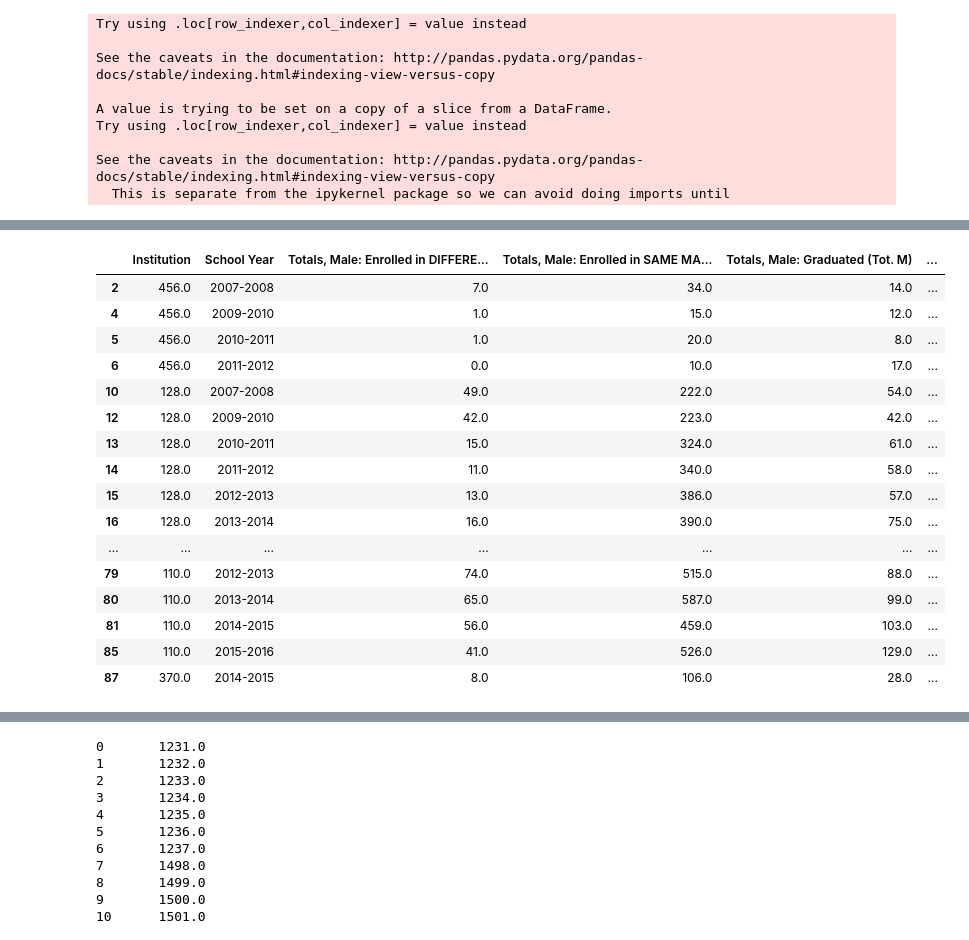
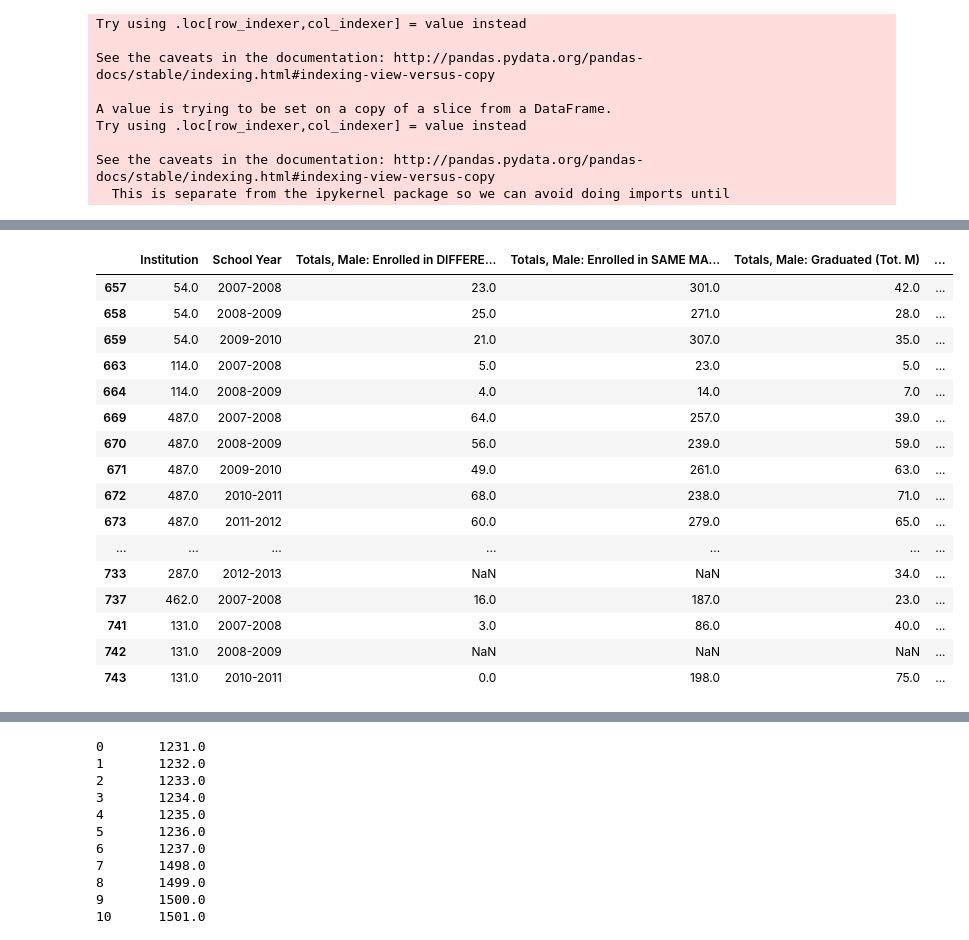
Before and after one commit to INFO-4602-5602/project-2-ncwit-team-13, a Jupyter notebook: Jupyter Notebooks/Preprocessing Notebook.ipynb, the cells around one changed output, grey strips where cells are left out. Cells and saved outputs as stored; diff of their text form; code cells hidden in the pictures.

```diff
--- a/Jupyter Notebooks/Preprocessing Notebook.ipynb
+++ b/Jupyter Notebooks/Preprocessing Notebook.ipynb
@@ -32,8 +45,8 @@ rawdata_dataframe
 # %%
 #Column Name = NCWIT Participant
 targetFilter = 'Extension Services, Academic Alliance'
-yearFilter =['2007-2008','2009-2010','2010-2011','2011-2012','2012-2013','2013-2014','2014-2015','2015-2016']
-new_dataframe = rawdata_dataframe[rawdata_dataframe["NCWIT Participant"].isin([targetFilter]) & rawdata_dataframe["School Year"].isin(yearFilter)]
+yearFilter =['2007-2008','2008-2009','2009-2010','2010-2011','2011-2012','2012-2013','2013-2014','2014-2015','2015-2016']
+new_dataframe = rawdata_dataframe[rawdata_dataframe["NCWIT Participant"].isin([targetFilter]) & rawdata_dataframe["Major Program Name"].isin(["Computer Science"]) & rawdata_dataframe["School Year"].isin(yearFilter)]
 
 #Masking
 #mask = rawdata_dataframe.isin({'NCWIT Participant': [targetFilter], 'School Year': ['2005-2006', '2006-2007', '2007-2008']})
@@ -218,21 +223,21 @@ Name: Enroll, Female: Transfer Students (Enrl F), Length: 918, dtype: float64
 # %%
-new_dataframe[['Institution','School Year','Totals, Male: Enrolled in DIFFERENT MAJOR (Tot. M)','Totals, Male: Enrolled in SAME MAJOR (Tot. M)' ,'Totals, Male: Graduated (Tot. M)' ,'Enroll, Male: Transfer Students (Enrl M)','Enroll, Male: New Enrollments (Enrl M)','Male Enrollment','Total Enrollment','Retention']][0:50]
+new_dataframe[['Institution','School Year','Totals, Male: Enrolled in DIFFERENT MAJOR (Tot. M)','Totals, Male: Enrolled in SAME MAJOR (Tot. M)' ,'Totals, Male: Graduated (Tot. M)' ,'Enroll, Male: Transfer Students (Enrl M)','Enroll, Male: New Enrollments (Enrl M)','Male Enrollment','Total Enrollment','Overall Retention','Male Retention','Female Retention']][0:50]
 # %% [output]
 |  | Institution | School Year | Totals, Male: Enrolled in DIFFERE... | Totals, Male: Enrolled in SAME MA... | Totals, Male: Graduated (Tot. M) | ... |
-| 2 | 456.0 | 2007-2008 | 7.0 | 34.0 | 14.0 | ... |
-| 4 | 456.0 | 2009-2010 | 1.0 | 15.0 | 12.0 | ... |
-| 5 | 456.0 | 2010-2011 | 1.0 | 20.0 | 8.0 | ... |
-| 6 | 456.0 | 2011-2012 | 0.0 | 10.0 | 17.0 | ... |
-| 10 | 128.0 | 2007-2008 | 49.0 | 222.0 | 54.0 | ... |
-| 12 | 128.0 | 2009-2010 | 42.0 | 223.0 | 42.0 | ... |
-| 13 | 128.0 | 2010-2011 | 15.0 | 324.0 | 61.0 | ... |
-| 14 | 128.0 | 2011-2012 | 11.0 | 340.0 | 58.0 | ... |
-| 15 | 128.0 | 2012-2013 | 13.0 | 386.0 | 57.0 | ... |
-| 16 | 128.0 | 2013-2014 | 16.0 | 390.0 | 75.0 | ... |
+| 657 | 54.0 | 2007-2008 | 23.0 | 301.0 | 42.0 | ... |
+| 658 | 54.0 | 2008-2009 | 25.0 | 271.0 | 28.0 | ... |
+| 659 | 54.0 | 2009-2010 | 21.0 | 307.0 | 35.0 | ... |
+| 663 | 114.0 | 2007-2008 | 5.0 | 23.0 | 5.0 | ... |
+| 664 | 114.0 | 2008-2009 | 4.0 | 14.0 | 7.0 | ... |
+| 669 | 487.0 | 2007-2008 | 64.0 | 257.0 | 39.0 | ... |
+| 670 | 487.0 | 2008-2009 | 56.0 | 239.0 | 59.0 | ... |
+| 671 | 487.0 | 2009-2010 | 49.0 | 261.0 | 63.0 | ... |
+| 672 | 487.0 | 2010-2011 | 68.0 | 238.0 | 71.0 | ... |
+| 673 | 487.0 | 2011-2012 | 60.0 | 279.0 | 65.0 | ... |
 | ... | ... | ... | ... | ... | ... | ... |
-| 79 | 110.0 | 2012-2013 | 74.0 | 515.0 | 88.0 | ... |
-| 80 | 110.0 | 2013-2014 | 65.0 | 587.0 | 99.0 | ... |
-| 81 | 110.0 | 2014-2015 | 56.0 | 459.0 | 103.0 | ... |
-| 85 | 110.0 | 2015-2016 | 41.0 | 526.0 | 129.0 | ... |
-| 87 | 370.0 | 2014-2015 | 8.0 | 106.0 | 28.0 | ... |
+| 733 | 287.0 | 2012-2013 | NaN | NaN | 34.0 | ... |
+| 737 | 462.0 | 2007-2008 | 16.0 | 187.0 | 23.0 | ... |
+| 741 | 131.0 | 2007-2008 | 3.0 | 86.0 | 40.0 | ... |
+| 742 | 131.0 | 2008-2009 | NaN | NaN | NaN | ... |
+| 743 | 131.0 | 2010-2011 | 0.0 | 198.0 | 75.0 | ... |
 # %%
```
Also changed, not shown: parts of 11 cells of this notebook, 2 other files.
